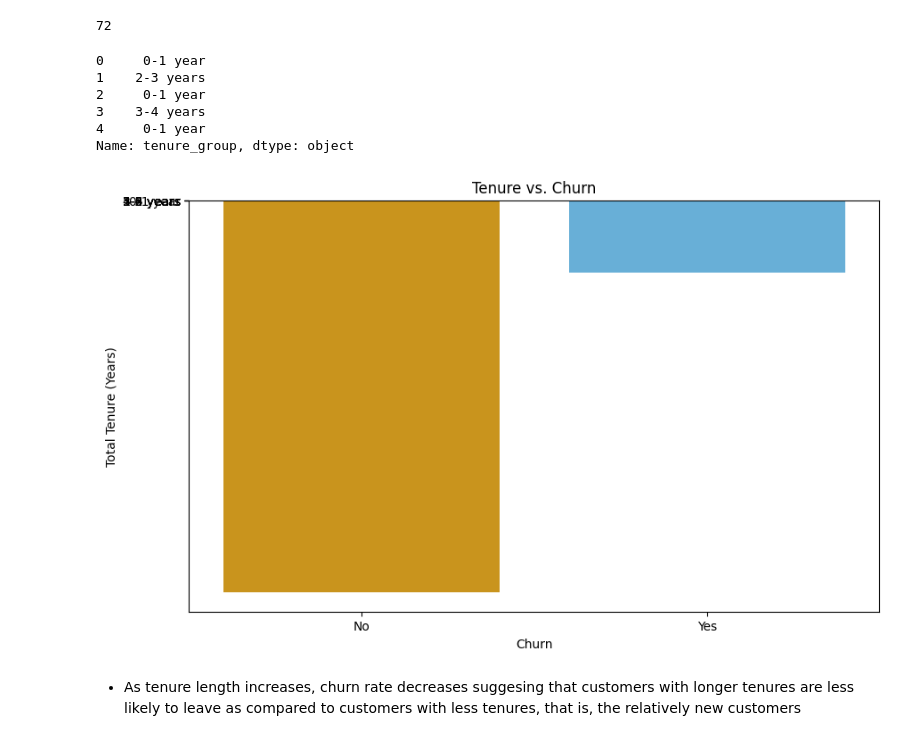
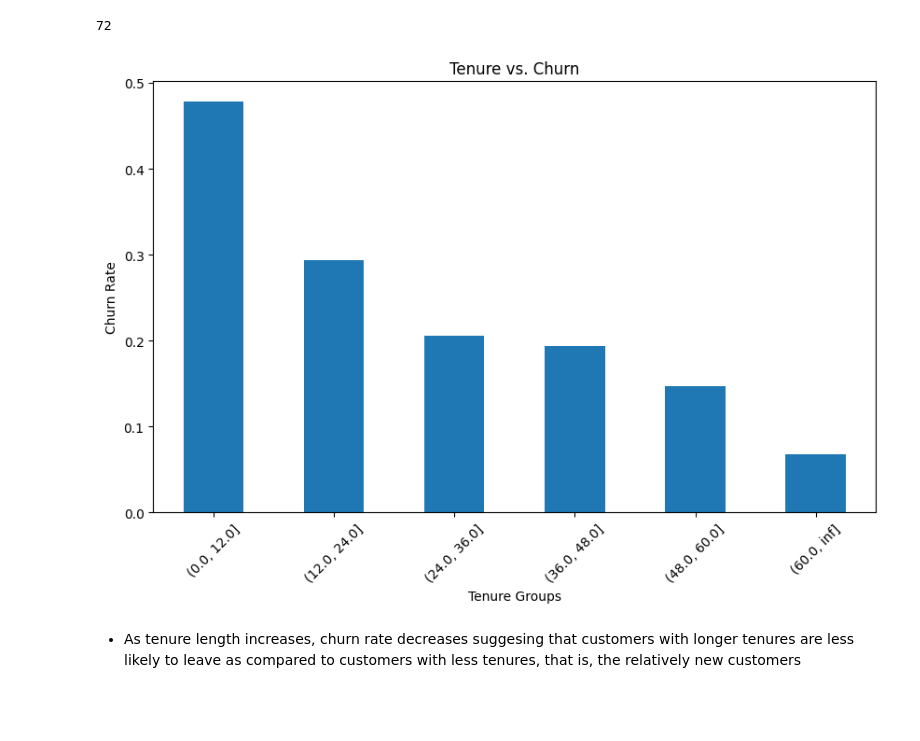
Before and after one commit to IAmWangari/Churn-Predictor-Model, a Jupyter notebook: main.ipynb, the cells around one changed output. Cells and saved outputs as stored; diff of their text form; code cells hidden in the pictures; blank space fills up the shorter version.

```diff
--- a/main.ipynb
+++ b/main.ipynb
@@ -807,42 +795,18 @@ def to_years(x):
-# %%
-# Create column for tenure groups
-
-combined_eda['tenure_group'] = combined_eda['tenure'].apply(to_years)
-# %%
-combined_eda['tenure_group'].head()
-# %% [output]
-0     0-1 year
-1    2-3 years
-2     0-1 year
-3    3-4 years
-4     0-1 year
-Name: tenure_group, dtype: object
-# %%
-# Tenure vs Churn
-'''
-color_palette = ['#E69F00', '#56B4E9']
-
-plt.figure(figsize=(10, 6))
-sns.barplot(x='Churn', y='tenure_group', data=combined_eda, ci=None, estimator=sum, palette=color_palette)
-plt.title('Tenure vs. Churn')
-plt.xlabel('Churn')
-plt.ylabel('Tenure (Years)')
-plt.grid(False)
-plt.show()
-
-
-'''
-color_palette = ['#E69F00', '#56B4E9']
-
-plt.figure(figsize=(10, 6))
-sns.barplot(x='Churn',y='tenure_group', data=combined_eda, ci=None, estimator=sum, palette=color_palette)
-plt.title('Tenure vs. Churn')
-plt.xlabel('Churn')
-plt.ylabel('Total Tenure (Years)')
-plt.grid(False)
-plt.show()
-# %% [output]
-[figure, removed]
+# %%
+# Calculate churn for different tenure groups
+tenure_groups = combined_eda.groupby(pd.cut(combined_eda['tenure'], bins=[0, 12, 24, 36, 48, 60, float('inf')]))
+churn_rate = tenure_groups['Churn'].value_counts(normalize=True).unstack()['Yes']
+
+# Plot the churn rate
+plt.figure(figsize=(10, 6))
+churn_rate.plot(kind='bar')
+plt.title('Tenure vs. Churn')
+plt.xlabel('Tenure Groups')
+plt.ylabel('Churn Rate')
+plt.xticks(rotation=45)
+plt.show()
+# %% [output]
+[figure, added]
 # %% [markdown]
 - As tenure length increases, churn rate decreases suggesing that customers with longer tenures are less likely to leave as compared to customers with less tenures, that is, the relatively new customers
 # %% [markdown]
```
Also changed, not shown: parts of 47 cells of this notebook.
